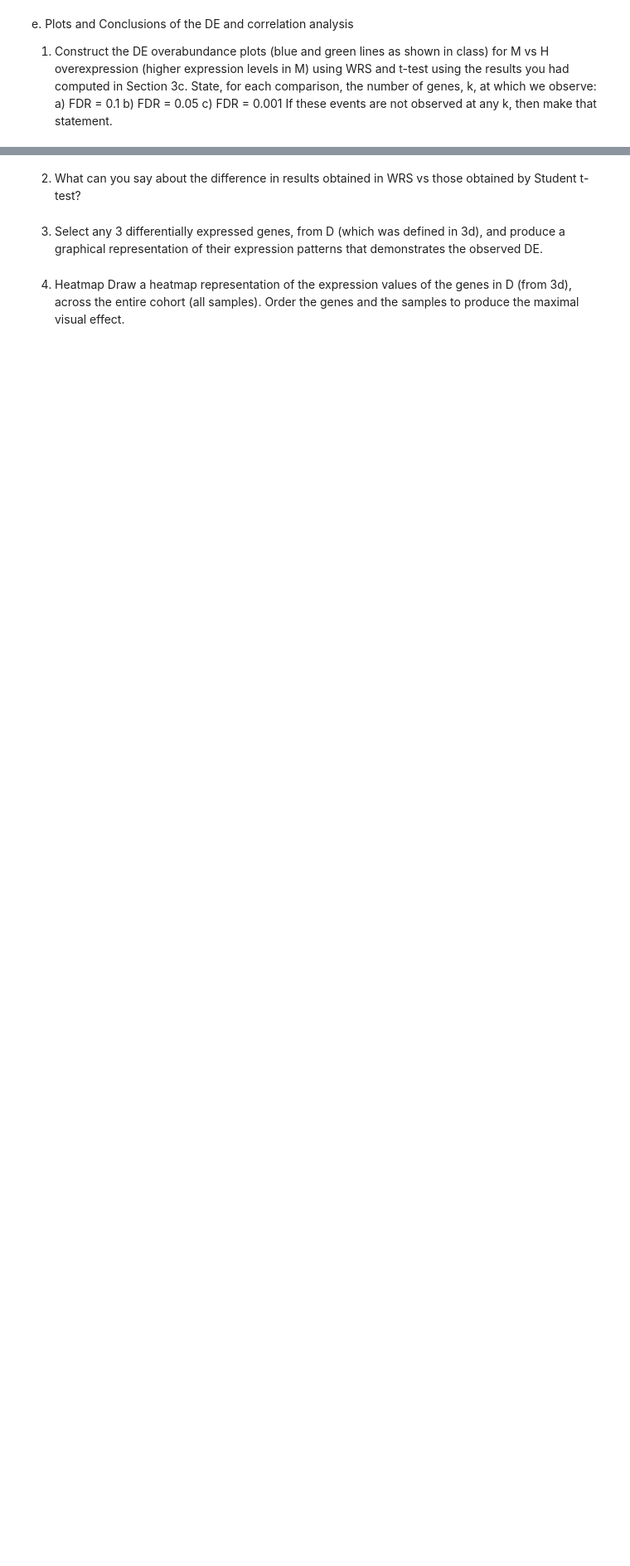
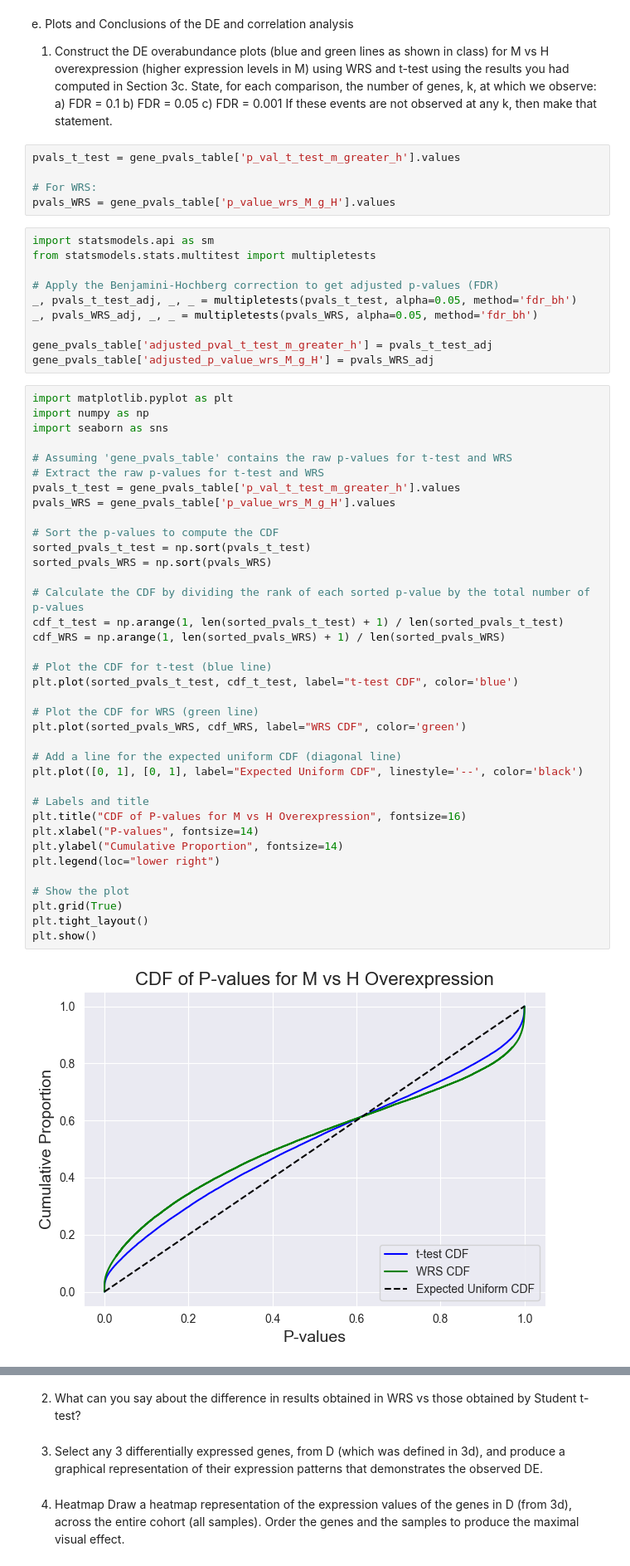
Before and after one commit to itanini/ML_project, a Jupyter notebook: part1.ipynb, the cells around one changed output, grey strips where cells are left out. Shown at 83% size. Cells and saved outputs as stored; diff of their text form; blank space fills up the shorter version.

```diff
--- a/part1.ipynb
+++ b/part1.ipynb
@@ -472,3 +498,57 @@ b) FDR = 0.05
 c) FDR = 0.001
 If these events are not observed at any k, then make that
 statement.
+# %%
+pvals_t_test = gene_pvals_table['p_val_t_test_m_greater_h'].values
+
+# For WRS:
+pvals_WRS = gene_pvals_table['p_value_wrs_M_g_H'].values
+# %%
+import statsmodels.api as sm
+from statsmodels.stats.multitest import multipletests
+
+# Apply the Benjamini-Hochberg correction to get adjusted p-values (FDR)
+_, pvals_t_test_adj, _, _ = multipletests(pvals_t_test, alpha=0.05, method='fdr_bh')
+_, pvals_WRS_adj, _, _ = multipletests(pvals_WRS, alpha=0.05, method='fdr_bh')
+
+gene_pvals_table['adjusted_pval_t_test_m_greater_h'] = pvals_t_test_adj
+gene_pvals_table['adjusted_p_value_wrs_M_g_H'] = pvals_WRS_adj
+# %%
+import matplotlib.pyplot as plt
+import numpy as np
+import seaborn as sns
+
+# Assuming 'gene_pvals_table' contains the raw p-values for t-test and WRS
+# Extract the raw p-values for t-test and WRS
+pvals_t_test = gene_pvals_table['p_val_t_test_m_greater_h'].values
+pvals_WRS = gene_pvals_table['p_value_wrs_M_g_H'].values
+
+# Sort the p-values to compute the CDF
+sorted_pvals_t_test = np.sort(pvals_t_test)
+sorted_pvals_WRS = np.sort(pvals_WRS)
+
+# Calculate the CDF by dividing the rank of each sorted p-value by the total number of p-values
+cdf_t_test = np.arange(1, len(sorted_pvals_t_test) + 1) / len(sorted_pvals_t_test)
+cdf_WRS = np.arange(1, len(sorted_pvals_WRS) + 1) / len(sorted_pvals_WRS)
+
+# Plot the CDF for t-test (blue line)
+plt.plot(sorted_pvals_t_test, cdf_t_test, label="t-test CDF", color='blue')
+
+# Plot the CDF for WRS (green line)
+plt.plot(sorted_pvals_WRS, cdf_WRS, label="WRS CDF", color='green')
+
+# Add a line for the expected uniform CDF (diagonal line)
+plt.plot([0, 1], [0, 1], label="Expected Uniform CDF", linestyle='--', color='black')
+
+# Labels and title
+plt.title("CDF of P-values for M vs H Overexpression", fontsize=16)
+plt.xlabel("P-values", fontsize=14)
+plt.ylabel("Cumulative Proportion", fontsize=14)
+plt.legend(loc="lower right")
+
+# Show the plot
+plt.grid(True)
+plt.tight_layout()
+plt.show()
+# %% [output]
+[figure, added]
```
Also changed, not shown: parts of 27 cells of this notebook.
